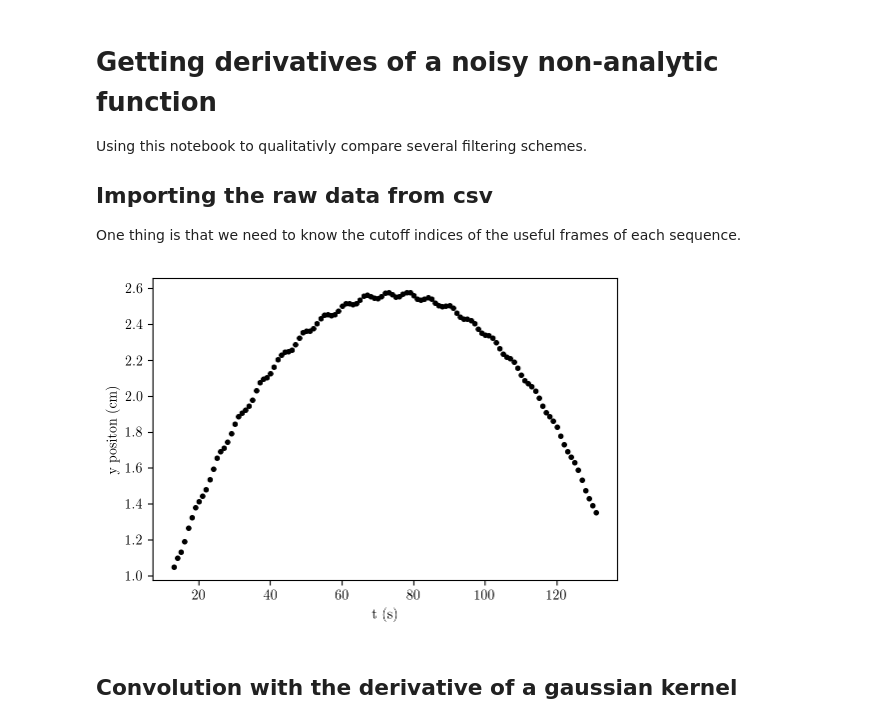
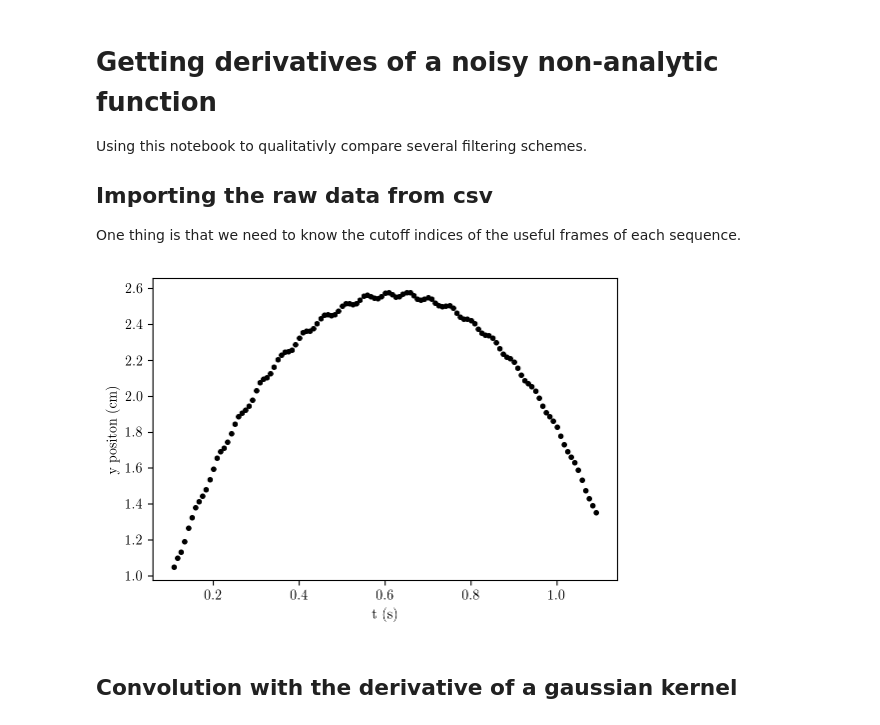
Before and after one commit to 7deeptide/Droplet_electro-bounce, a Jupyter notebook: src/filtering.ipynb, the cells around one changed output. Saved outputs shown, nothing was run; the diff lists cells and outputs as text; code cells hidden in the pictures.

```diff
--- a/src/filtering.ipynb
+++ b/src/filtering.ipynb
@@ -8,35 +8,35 @@ One thing is that we need to know the cutoff indices of the useful frames of eac
 # %%
 import csv
 import numpy as np
 
 y = []
 t = []
 f = open('../data/filter_test_data.csv')
 droplet_position_data = csv.reader(f, delimiter=',')
 next(droplet_position_data)
 for row in droplet_position_data:
     y.append(row[0])
     t.append(row[1])
 
-dt= float(t[0])
 y = np.array(y).astype(float)
-t = np.array(t).astype(float)
+t = np.array(t).astype(float)/120.
+dt= float(t[1]-t[0])
 
 # plot with matplotlib
 import matplotlib.pyplot as plt
 %config InlineBackend.figure_format = 'retina'
 plt.rc('text', usetex=True)
 plt.rc('font', family='serif')
 #from pylab import *
 #from matplotlib2tikz import save as tikz_save
 
 plt.figure(figsize=(6, 4), dpi=100)
 plt.plot(t,y, 'k.')
 plt.xlabel('t (s)')
 plt.ylabel('y positon (cm)')
 plt.show();
 # %% [output]
-[figure, old version]
+[figure, new version]
 # %%
 def savefig(filename):
     plt.savefig('../doc/figures/{}.pgf'.format(filename), bbox_inches='tight')
```
Also changed, not shown: parts of 5 cells of this notebook, 24 other files.
